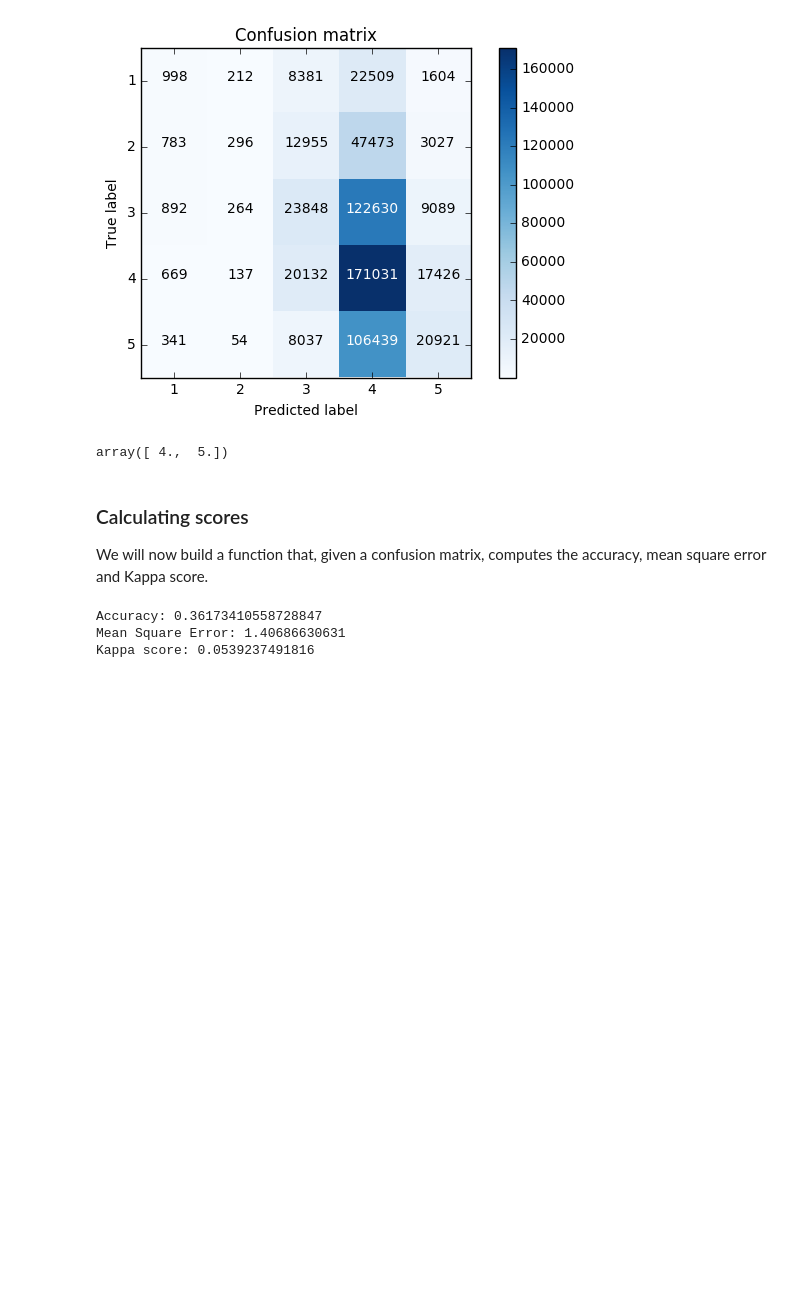
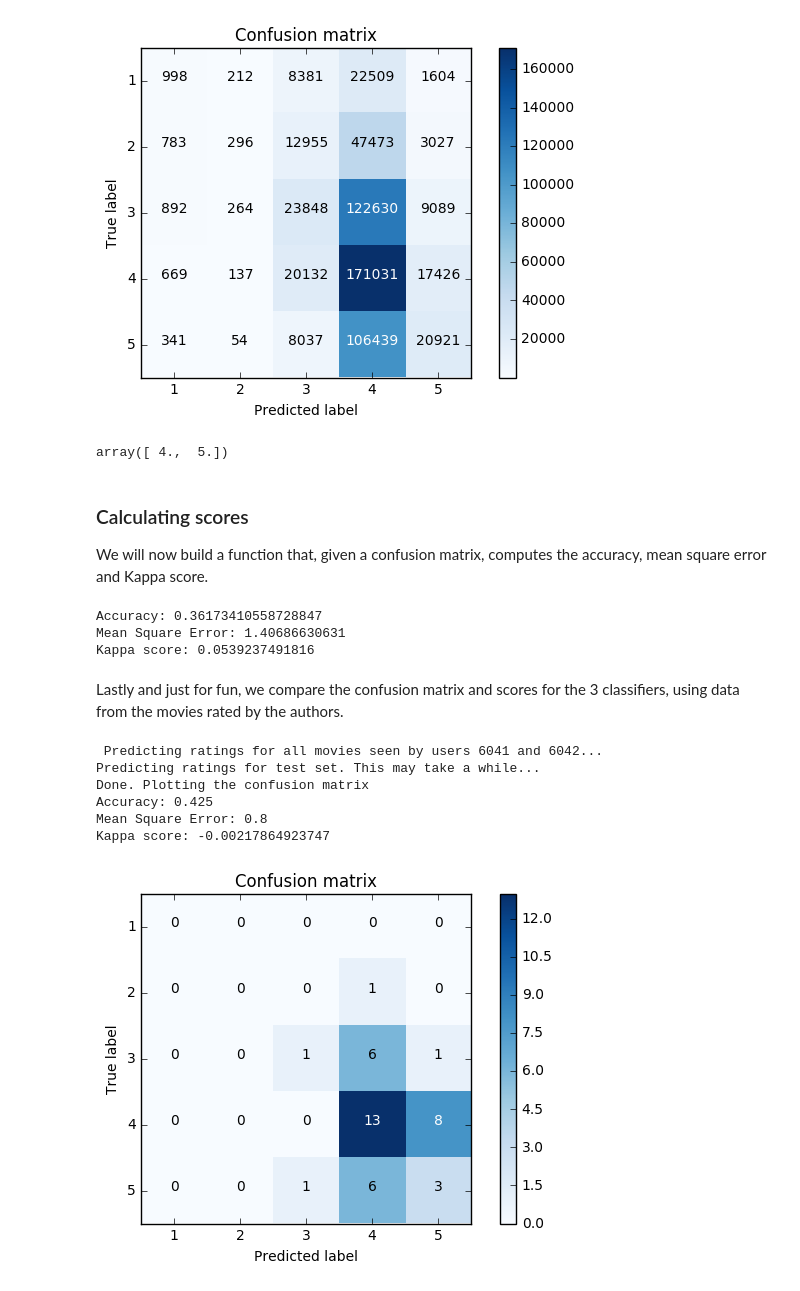
Before and after one commit to gabrielilharco/ctc17-project3, a Jupyter notebook: src/naive_bayes.ipynb, the cells around one changed output. Cells and saved outputs as stored; diff of their text form; code cells hidden in the pictures; blank space fills up the shorter version.

Commit message:
adding statistics to author movies

```diff
--- a/src/naive_bayes.ipynb
+++ b/src/naive_bayes.ipynb
@@ -384,3 +384,34 @@ print ("Kappa score:", kappa )
 Accuracy: 0.36173410558728847
 Mean Square Error: 1.40686630631
 Kappa score: 0.0539237491816
+# %% [markdown]
+Lastly and just for fun, we compare the confusion matrix and scores for the 3 classifiers, using data from the movies rated by the authors.
+# %%
+#Show results for user 6041 and 6042
+print (" Predicting ratings for all movies seen by users 6041 and 6042...")
+author_set = data.ix[data['UserID'].isin([6041,6042])]
+
+
+X_author = author_set.drop(['Rating', 'UserID', 'MovieID'], axis=1).values
+Y_author = author_set['Rating'].values
+labels = data['Rating'].unique()
+
+y_pred = nb.predict(X_author)
+
+print ("Predicting ratings for test set. This may take a while...")
+confusion_matrix = nb.score(X_author, Y_author, labels)
+print ("Done. Plotting the confusion matrix")
+plot_confusion_matrix(confusion_matrix, labels)
+
+accuracy, error, kappa = get_statistics(confusion_matrix, labels)
+print ("Accuracy:", accuracy)
+print ("Mean Square Error:", error)
+print ("Kappa score:", kappa )
+# %% [output]
+ Predicting ratings for all movies seen by users 6041 and 6042...
+Predicting ratings for test set. This may take a while...
+Done. Plotting the confusion matrix
+Accuracy: 0.425
+Mean Square Error: 0.8
+Kappa score: -0.00217864923747
+[figure, added]
```
